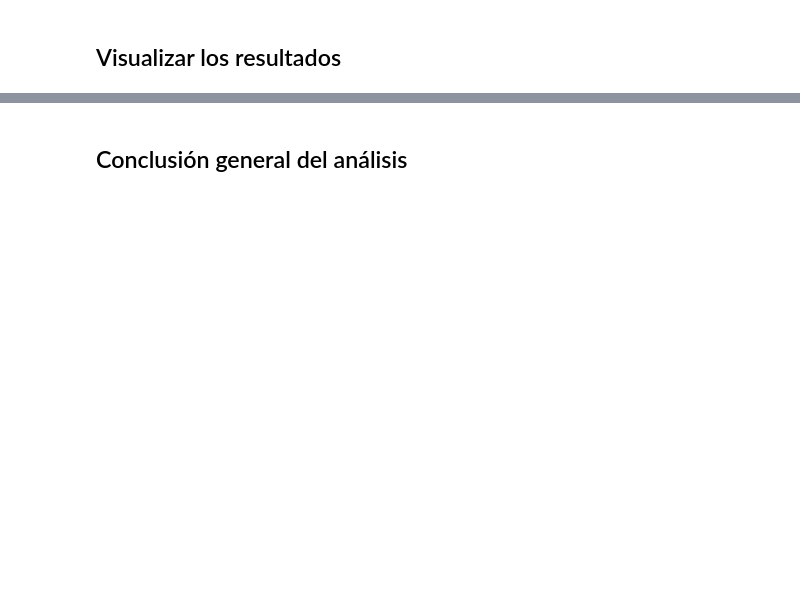
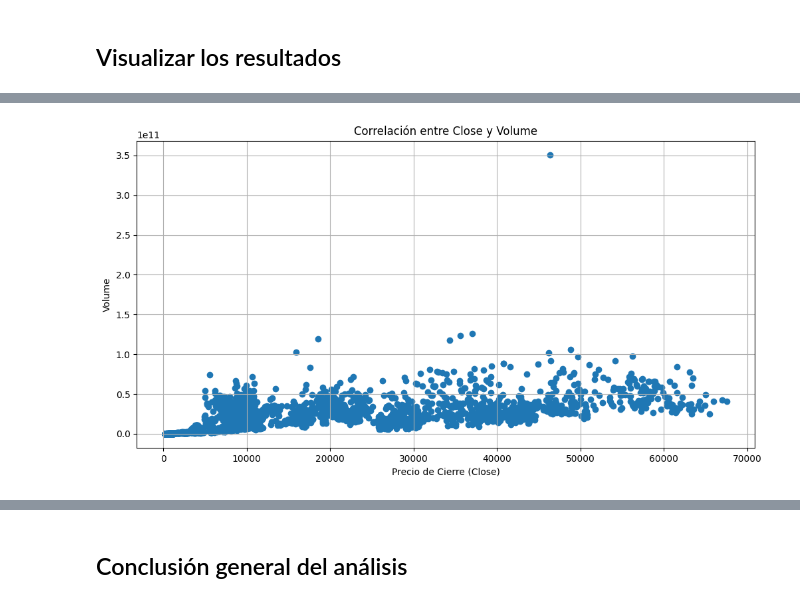
Before and after one commit to StalkerData/Ciencia_de_Datos, a Jupyter notebook: cripto_analisis/notebooks/analisis_exploratorio.ipynb, the cells around one changed output, grey strips where cells are left out. Saved outputs shown, nothing was run; the diff lists cells and outputs as text; code cells hidden in the pictures; blank space fills up the shorter version.

```diff
--- a/cripto_analisis/notebooks/analisis_exploratorio.ipynb
+++ b/cripto_analisis/notebooks/analisis_exploratorio.ipynb
@@ -150,0 +150,10 @@ plt.show()
+# %%
+plt.figure(figsize=(12,6))
+plt.scatter(df['Close'], df['Volume'])
+plt.title('Correlación entre Close y Volume')
+plt.xlabel('Precio de Cierre (Close)')
+plt.ylabel('Volume')
+plt.grid(True)
+plt.show()
+# %% [output]
+[figure, added]
```
Also changed, not shown: parts of 8 cells of this notebook.
